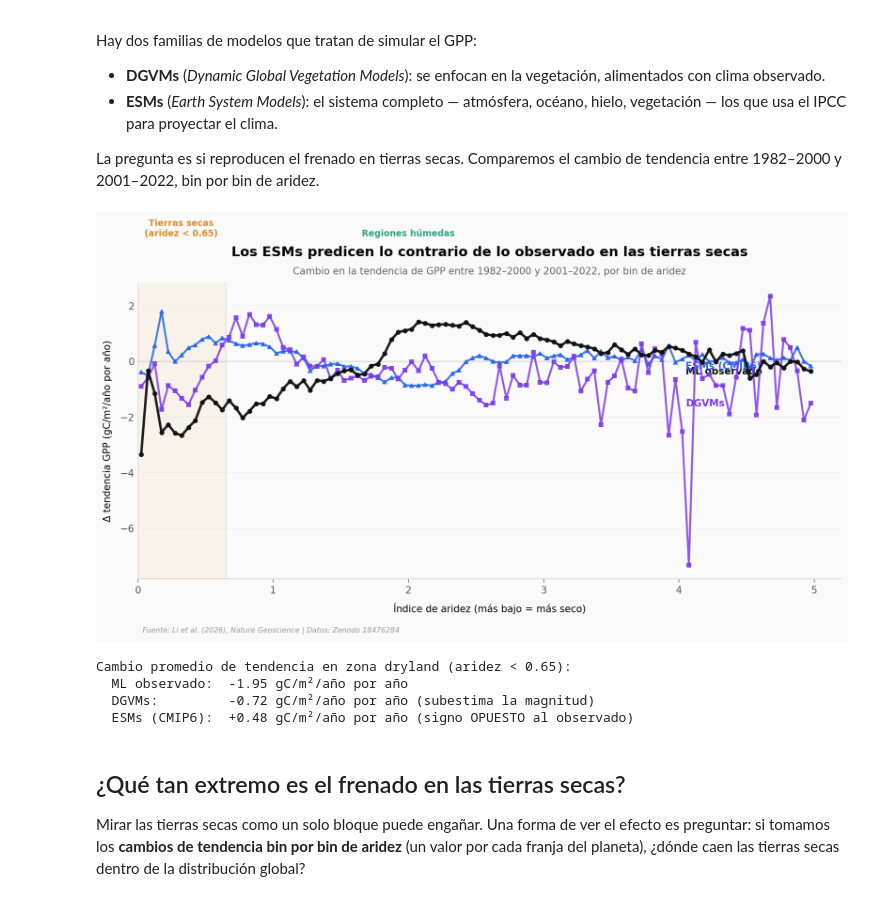
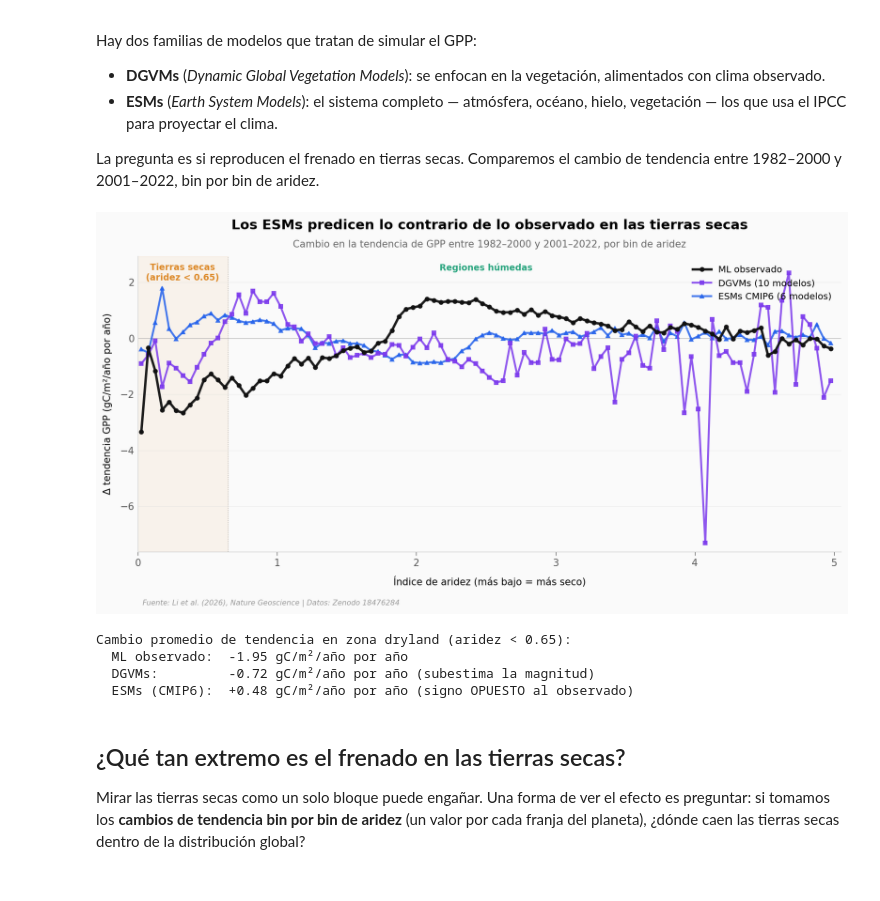
Before and after one commit to Ciencia-a-Mordiscos/lab, a Jupyter notebook: papers/2026-04-01-tierras-secas-frenan-co2-vegetal/notebook.ipynb, the cells around one changed output. Cells and saved outputs as stored; diff of their text form; code cells hidden in the pictures.

```diff
--- a/papers/2026-04-01-tierras-secas-frenan-co2-vegetal/notebook.ipynb
+++ b/papers/2026-04-01-tierras-secas-frenan-co2-vegetal/notebook.ipynb
@@ -230,46 +230,53 @@ fig, ax = plt.subplots(figsize=(13, 5.5))
 
 ax.axhline(y=0, color='#999999', linewidth=0.8, linestyle='-', alpha=0.6, zorder=1)
 ax.axvline(x=0.65, color='#999999', linewidth=0.8, linestyle=':', alpha=0.6, zorder=1)
 
 # Sombra zona drylands
 ax.axvspan(0, 0.65, alpha=0.06, color=COLOR_DRYLANDS, zorder=0)
-ax.text(0.32, 4.5, 'Tierras secas\n(aridez < 0.65)',
-        fontsize=9, color=COLOR_DRYLANDS, ha='center', fontweight='bold', alpha=0.85)
-ax.text(2.0, 4.5, 'Regiones húmedas',
-        fontsize=9, color=COLOR_HUMID, ha='center', fontweight='bold', alpha=0.85)
 
-ax.plot(ai, obs_dgvm['delta_ml'],   color='#111111',     linewidth=2.5, marker='o', markersize=4, alpha=0.95, zorder=5)
-ax.plot(ai, obs_dgvm['delta_dgvm'], color=COLOR_DGVM,    linewidth=2.0, marker='s', markersize=4, alpha=0.85, zorder=4)
-ax.plot(ai, obs_esm['delta_esm'],   color=COLOR_ESM,     linewidth=2.0, marker='^', markersize=4, alpha=0.85, zorder=3)
+# Series con labels para legend formal
+ax.plot(ai, obs_dgvm['delta_ml'],   color='#111111',  linewidth=2.5, marker='o', markersize=4, alpha=0.95, zorder=5, label='ML observado')
+ax.plot(ai, obs_dgvm['delta_dgvm'], color=COLOR_DGVM, linewidth=2.0, marker='s', markersize=4, alpha=0.85, zorder=4, label='DGVMs (10 modelos)')
+ax.plot(ai, obs_esm['delta_esm'],   color=COLOR_ESM,  linewidth=2.0, marker='^', markersize=4, alpha=0.85, zorder=3, label='ESMs CMIP6 (6 modelos)')
 
-# Etiquetas inline
-ax.text(4.05, obs_dgvm['delta_ml'].iloc[-1],   'ML observado',          fontsize=10, color='#111111',  fontweight='bold', va='center')
-ax.text(4.05, obs_dgvm['delta_dgvm'].iloc[-1], 'DGVMs',                 fontsize=10, color=COLOR_DGVM, fontweight='bold', va='center')
-ax.text(4.05, obs_esm['delta_esm'].iloc[-1],   'ESMs (CMIP6)',          fontsize=10, color=COLOR_ESM,  fontweight='bold', va='center')
+# Fijar y-lim para que las anotaciones de zonas no queden fuera del rango
+y_min = min(obs_dgvm['delta_ml'].min(), obs_dgvm['delta_dgvm'].min(), obs_esm['delta_esm'].min()) - 0.3
+y_max = max(obs_dgvm['delta_ml'].max(), obs_dgvm['delta_dgvm'].max(), obs_esm['delta_esm'].max()) + 0.6
+ax.set_ylim(y_min, y_max)
+
+# Anotaciones de zonas dentro del rango Y
+ax.text(0.32, y_max - 0.25, 'Tierras secas\n(aridez < 0.65)',
+        fontsize=9, color=COLOR_DRYLANDS, ha='center', fontweight='bold', alpha=0.85, va='top')
+ax.text(2.5, y_max - 0.25, 'Regiones húmedas',
+        fontsize=9, color=COLOR_HUMID, ha='center', fontweight='bold', alpha=0.85, va='top')
+
+# Legend formal en upper right (no inline labels) — evita solapamiento
+ax.legend(loc='upper right', fontsize=9.5, framealpha=0.92,
+          edgecolor='#cccccc', borderpad=0.5)
 
 ax.set_title('Los ESMs predicen lo contrario de lo observado en las tierras secas',
              fontsize=14, fontweight='bold', pad=28)
 ax.text(0.5, 1.03, 'Cambio en la tendencia de GPP entre 1982–2000 y 2001–2022, por bin de aridez',
         transform=ax.transAxes, fontsize=10, color='#666666', ha='center')
 ax.set_xlabel('Índice de aridez (más bajo = más seco)', fontsize=10)
 ax.set_ylabel('Δ tendencia GPP (gC/m²/año por año)', fontsize=10)
-ax.set_xlim(0, 5.2)
+ax.set_xlim(0, 5.05)
 
 fig.text(0.13, -0.03, FUENTE, fontsize=7.5, color='#999999', style='italic')
 plt.savefig('figuras/03_modelos_vs_observacion.png', dpi=200, bbox_inches='tight')
 plt.show()
 
 # Cuantificar en zona dryland (aridez < 0.65)
 mask_dry = ai < 0.65
 mean_ml_dry   = obs_dgvm.loc[mask_dry, 'delta_ml'].mean()
 mean_dgvm_dry = obs_dgvm.loc[mask_dry, 'delta_dgvm'].mean()
 mean_esm_dry  = obs_esm.loc[mask_dry,  'delta_esm'].mean()
 print(f"\nCambio promedio de tendencia en zona dryland (aridez < 0.65):")
 print(f"  ML observado:  {mean_ml_dry:+.2f} gC/m²/año por año")
 print(f"  DGVMs:         {mean_dgvm_dry:+.2f} gC/m²/año por año (subestima la magnitud)")
 print(f"  ESMs (CMIP6):  {mean_esm_dry:+.2f} gC/m²/año por año (signo OPUESTO al observado)")
 # %% [output]
-[figure, old version]
+[figure, new version]
 Cambio promedio de tendencia en zona dryland (aridez < 0.65):
   ML observado:  -1.95 gC/m²/año por año
   DGVMs:         -0.72 gC/m²/año por año (subestima la magnitud)
```
Also changed, not shown: 1 other file.
